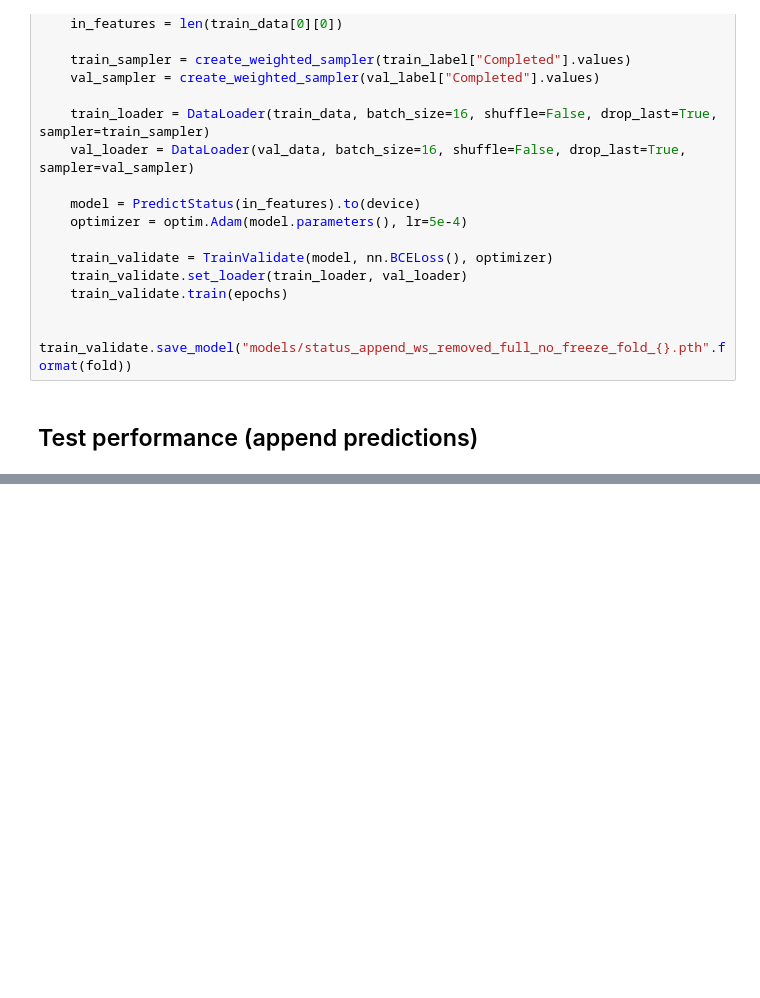
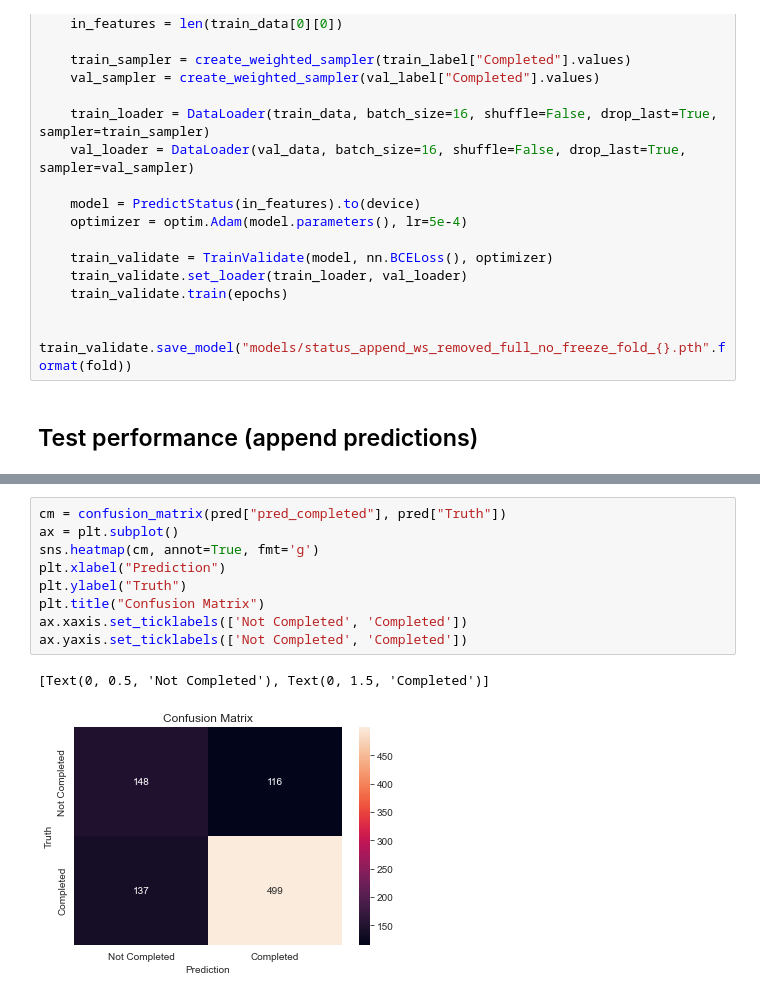
Before and after one commit to luowx0905/Individual-Project, a Jupyter notebook: sell property/build_model/basic_model_status.ipynb, the cells around one changed output, grey strips where cells are left out. Cells and saved outputs as stored; diff of their text form; blank space fills up the shorter version.

```diff
--- a/sell property/build_model/basic_model_status.ipynb
+++ b/sell property/build_model/basic_model_status.ipynb
@@ -690,0 +695,12 @@ pred
+# %%
+cm = confusion_matrix(pred["pred_completed"], pred["Truth"])
+ax = plt.subplot()
+sns.heatmap(cm, annot=True, fmt='g')
+plt.xlabel("Prediction")
+plt.ylabel("Truth")
+plt.title("Confusion Matrix")
+ax.xaxis.set_ticklabels(['Not Completed', 'Completed'])
+ax.yaxis.set_ticklabels(['Not Completed', 'Completed'])
+# %% [output]
+[Text(0, 0.5, 'Not Completed'), Text(0, 1.5, 'Completed')]
+[figure, added]
```
Also changed, not shown: parts of 4 cells of this notebook, 5 other files.
